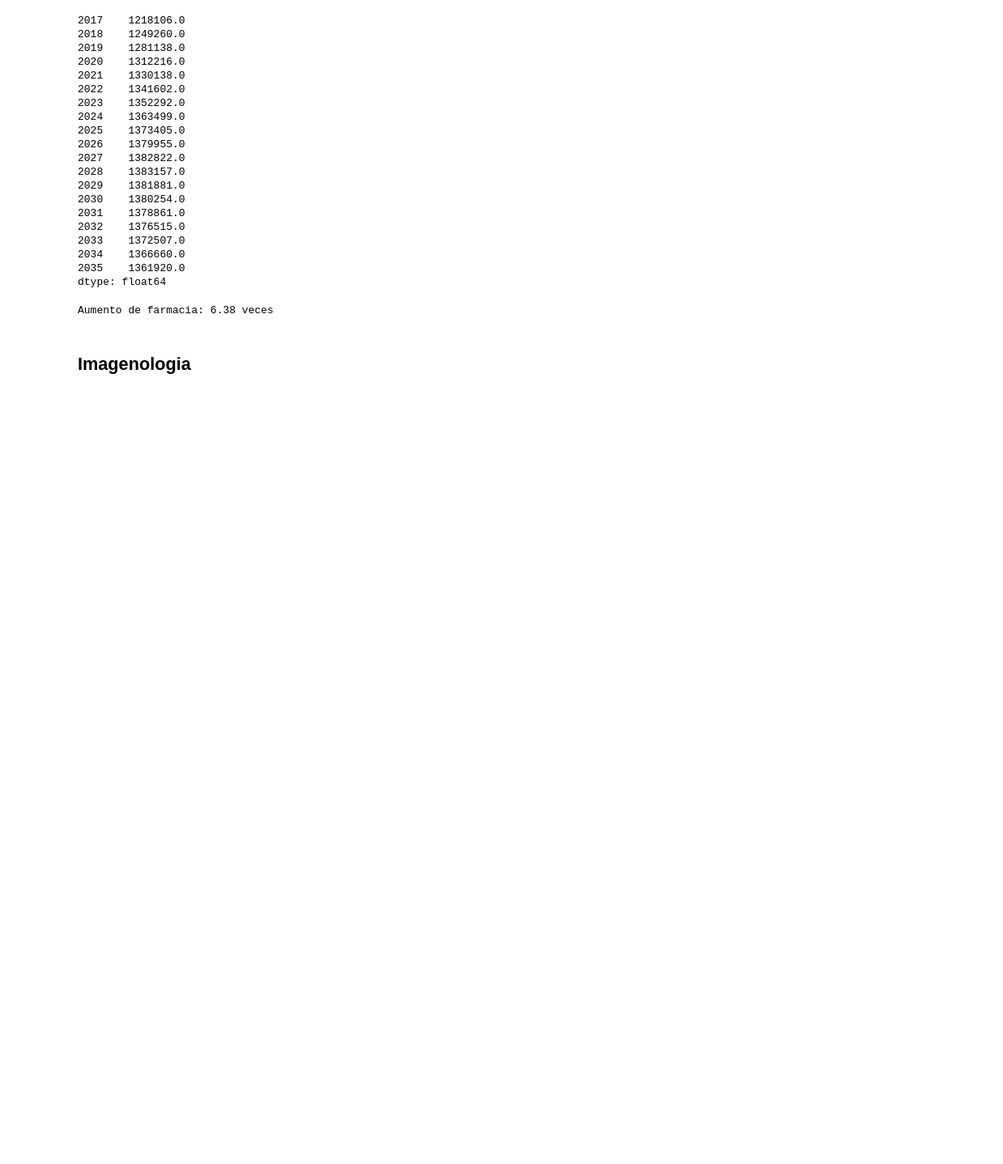
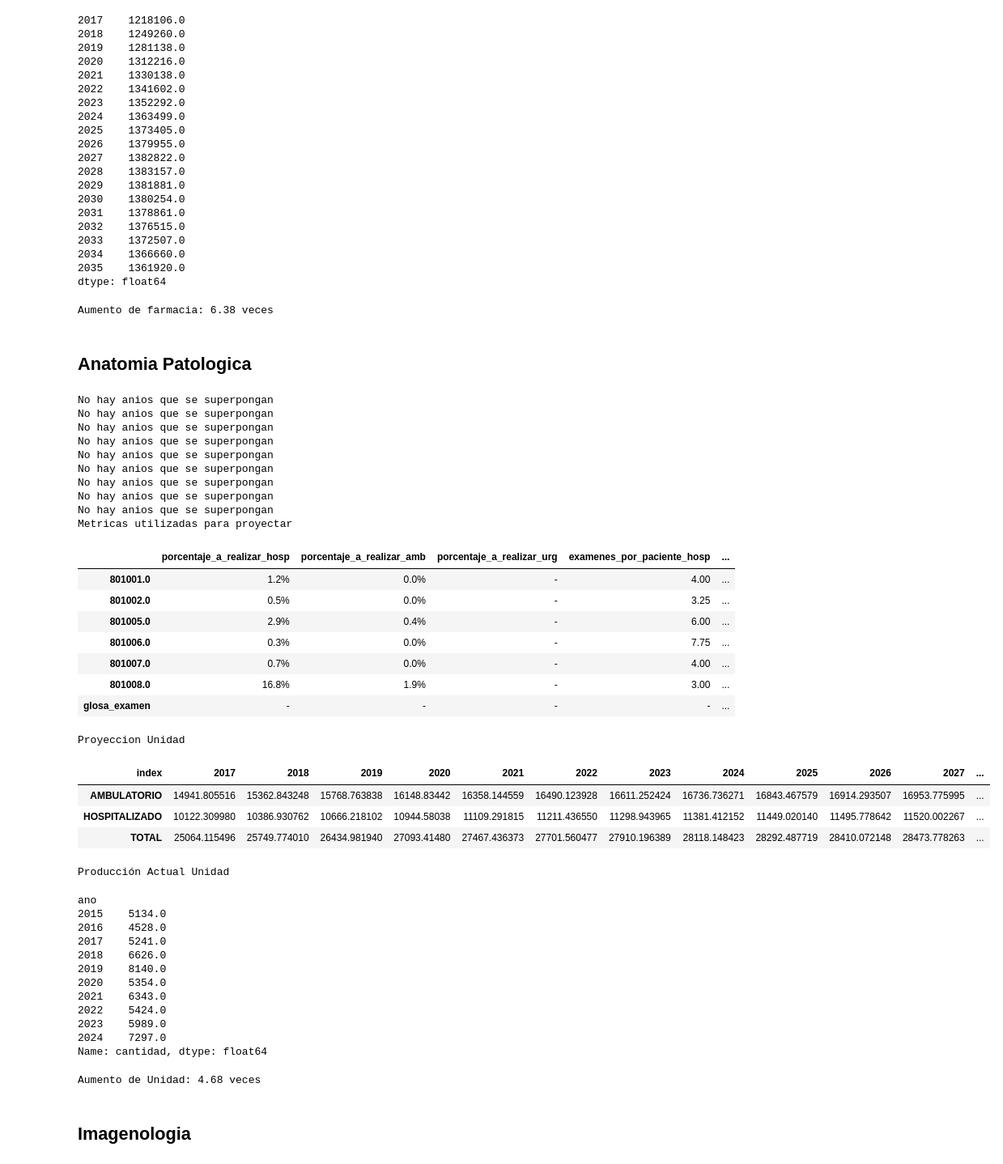
Before and after one commit to JavierRojas14/proyeccion-rdr, a Jupyter notebook: notebooks/6.0-jrb-support-units-percentajes.ipynb, the cells around one changed output. Shown: that part at 81% size. Cells and saved outputs as stored; diff of their text form; code cells hidden in the pictures; blank space fills up the shorter version.

Commit message:
Proyecta anatomia

```diff
--- a/notebooks/6.0-jrb-support-units-percentajes.ipynb
+++ b/notebooks/6.0-jrb-support-units-percentajes.ipynb
@@ -332,6 +332,61 @@ crecimiento_farmacia = prescripciones_proyectadas["2035"] / produccion_promedio_
 print(f"Aumento de farmacia: {crecimiento_farmacia:.2f} veces")
 # %% [output]
 Aumento de farmacia: 6.38 veces
+# %% [markdown]
+## Anatomia Patologica
+# %%
+resultados_anatomia = ua.estimar_unidad_completa(
+    df_unidad=df_anat,
+    df_unidad_hosp=df_anat_hosp,
+    df_unidad_amb=df_anat_amb,
+    df_unidad_urg=df_anat_urg, # Notar que es un DataFrame vacio
+    df_grd=df_grd,
+    df_consultas=consultas_medicas,
+    df_urgencias=df_urgencias,
+    casos_hospitalizados_proyectados=casos_hospitalizados_proyectados,
+    casos_atencion_abierta_proyectados=casos_atencion_abierta,
+    casos_urgencia_proyectados=casos_urgencia,
+    anios_poblacion=ANIOS_POBLACION,
+    estimar_examenes_por_paciente_utilizando_glosa=False,
+)
+# %% [output]
+No hay anios que se superpongan
+No hay anios que se superpongan
+No hay anios que se superpongan
+No hay anios que se superpongan
+No hay anios que se superpongan
+No hay anios que se superpongan
+No hay anios que se superpongan
+No hay anios que se superpongan
+No hay anios que se superpongan
+Metricas utilizadas para proyectar
+|  | porcentaje_a_realizar_hosp | porcentaje_a_realizar_amb | porcentaje_a_realizar_urg | examenes_por_paciente_hosp | ... |
+| 801001.0 | 1.2% | 0.0% | - | 4.00 | ... |
+| 801002.0 | 0.5% | 0.0% | - | 3.25 | ... |
+| 801005.0 | 2.9% | 0.4% | - | 6.00 | ... |
+| 801006.0 | 0.3% | 0.0% | - | 7.75 | ... |
+| 801007.0 | 0.7% | 0.0% | - | 4.00 | ... |
+| 801008.0 | 16.8% | 1.9% | - | 3.00 | ... |
+| glosa_examen | - | - | - | - | ... |
+Proyeccion Unidad
+| index | 2017 | 2018 | 2019 | 2020 | 2021 | 2022 | 2023 | 2024 | 2025 | 2026 | 2027 | ... |
+| AMBULATORIO | 14941.805516 | 15362.843248 | 15768.763838 | 16148.83442 | 16358.144559 | 16490.123928 | 16611.252424 | 16736.736271 | 16843.467579 | 16914.293507 | 16953.775995 | ... |
+| HOSPITALIZADO | 10122.309980 | 10386.930762 | 10666.218102 | 10944.58038 | 11109.291815 | 11211.436550 | 11298.943965 | 11381.412152 | 11449.020140 | 11495.778642 | 11520.002267 | ... |
+| TOTAL | 25064.115496 | 25749.774010 | 26434.981940 | 27093.41480 | 27467.436373 | 27701.560477 | 27910.196389 | 28118.148423 | 28292.487719 | 28410.072148 | 28473.778263 | ... |
+Producción Actual Unidad
+ano
+2015    5134.0
+2016    4528.0
+2017    5241.0
+2018    6626.0
+2019    8140.0
+2020    5354.0
+2021    6343.0
+2022    5424.0
+2023    5989.0
+2024    7297.0
+Name: cantidad, dtype: float64
+Aumento de Unidad: 4.68 veces
 # %% [markdown]
 ## Imagenologia
 # %%
```
Also changed, not shown: 1 other file.
